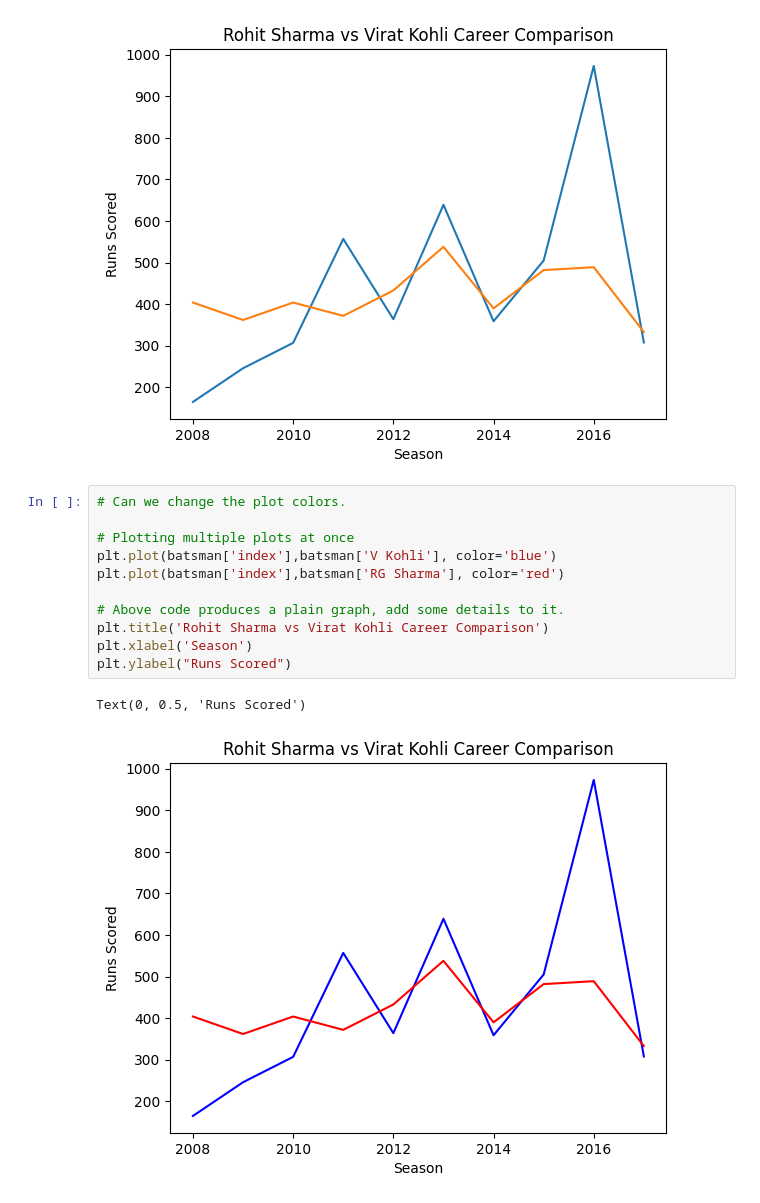
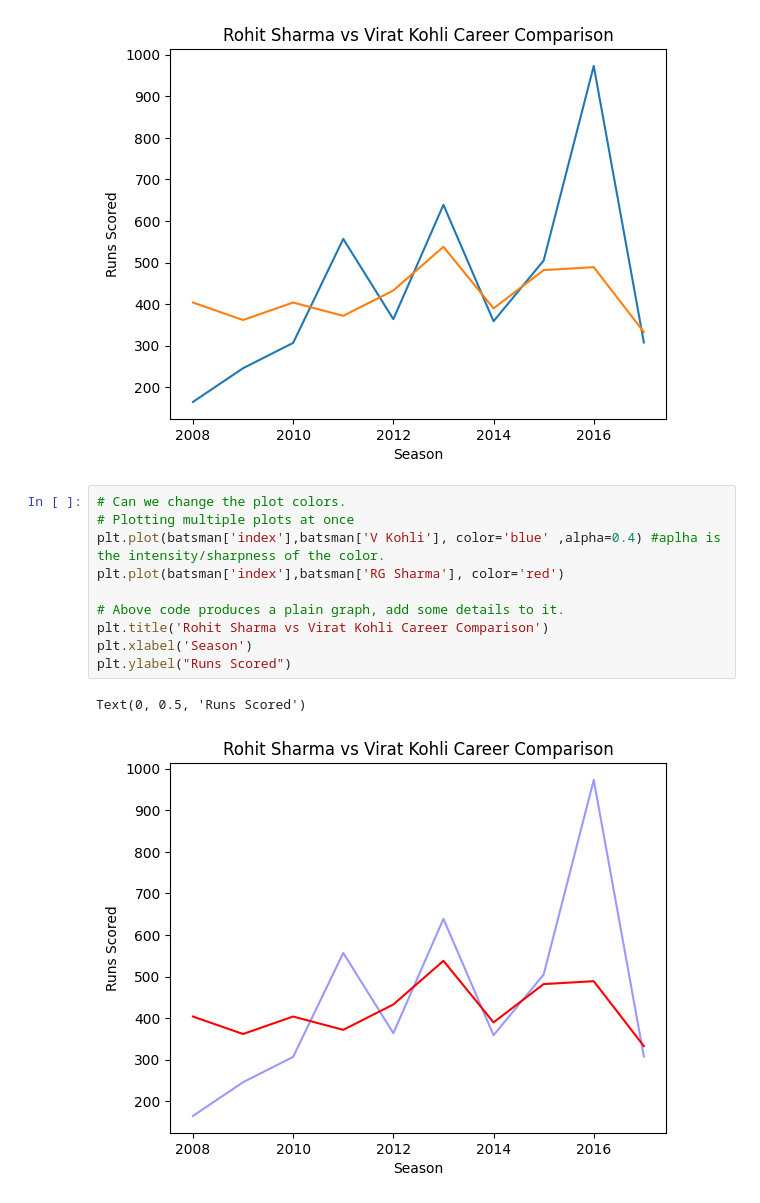
Before and after one commit to utkarshchouhan-dev/Python-Libraries, a Jupyter notebook: Matplotlib/matplotlib.ipynb, the cells around one changed output. Saved outputs shown, nothing was run; the diff lists cells and outputs as text.

```diff
--- a/Matplotlib/matplotlib.ipynb
+++ b/Matplotlib/matplotlib.ipynb
@@ -67,18 +67,17 @@ Text(0, 0.5, 'Runs Scored')
 [figure]
 # %%
 # Can we change the plot colors.
-
 # Plotting multiple plots at once
-plt.plot(batsman['index'],batsman['V Kohli'], color='blue')
+plt.plot(batsman['index'],batsman['V Kohli'], color='blue' ,alpha=0.4) #aplha is the intensity/sharpness of the color.
 plt.plot(batsman['index'],batsman['RG Sharma'], color='red')
 
 # Above code produces a plain graph, add some details to it.
 plt.title('Rohit Sharma vs Virat Kohli Career Comparison')
 plt.xlabel('Season')
 plt.ylabel("Runs Scored")
 # %% [output]
 Text(0, 0.5, 'Runs Scored')
-[figure, old version]
+[figure, new version]
 # %%
 # We can change solid lines with linestyle and linewidth to change the thickness
 
```
Also changed, not shown: parts of 24 cells of this notebook, 2 other files.
